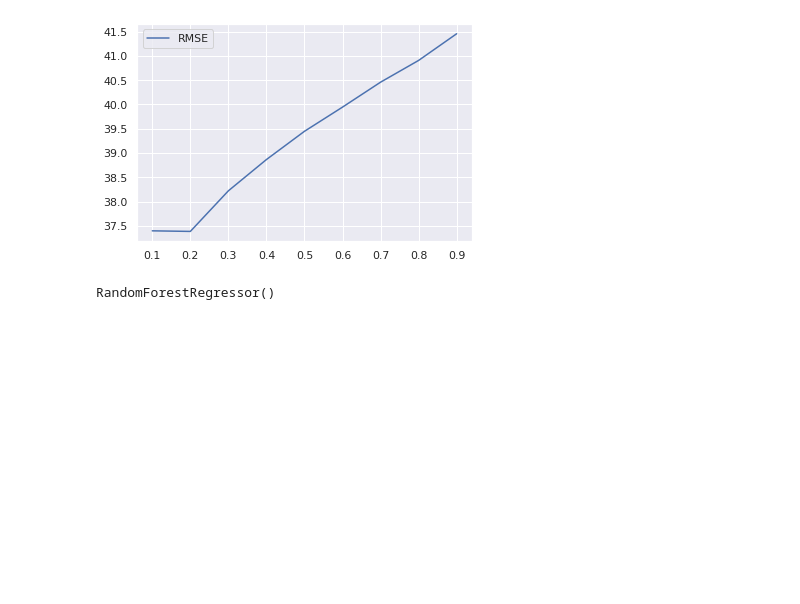
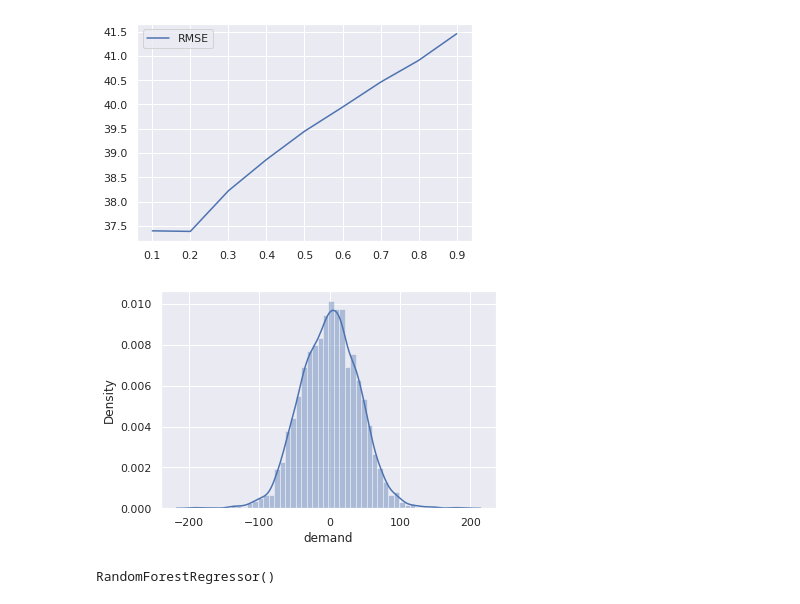
Before and after one commit to sarkar2527/DSAP, a Jupyter notebook: AVH_Car_Rental.ipynb, the cells around one changed output. Saved outputs shown, nothing was run; the diff lists cells and outputs as text; code cells hidden in the pictures; blank space fills up the shorter version.

```diff
--- a/AVH_Car_Rental.ipynb
+++ b/AVH_Car_Rental.ipynb
@@ -244,6 +244,11 @@ plt.legend()
 # %% [output]
 <matplotlib.legend.Legend at 0x...>
 [figure]
+# %%
+sns.distplot(y_test-Y_pred_bag)
+plt.show()
+# %% [output]
+[figure, added]
 # %%
 from sklearn.model_selection import cross_val_score
 # %%
```
Also changed, not shown: parts of 2 cells of this notebook.
